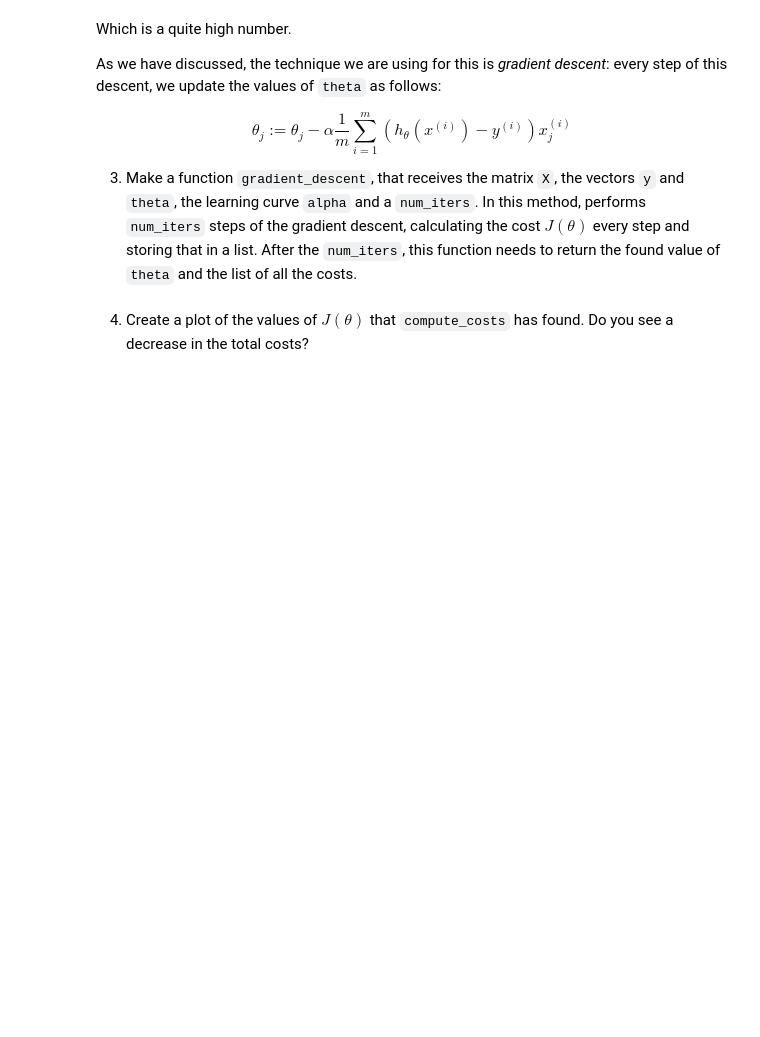
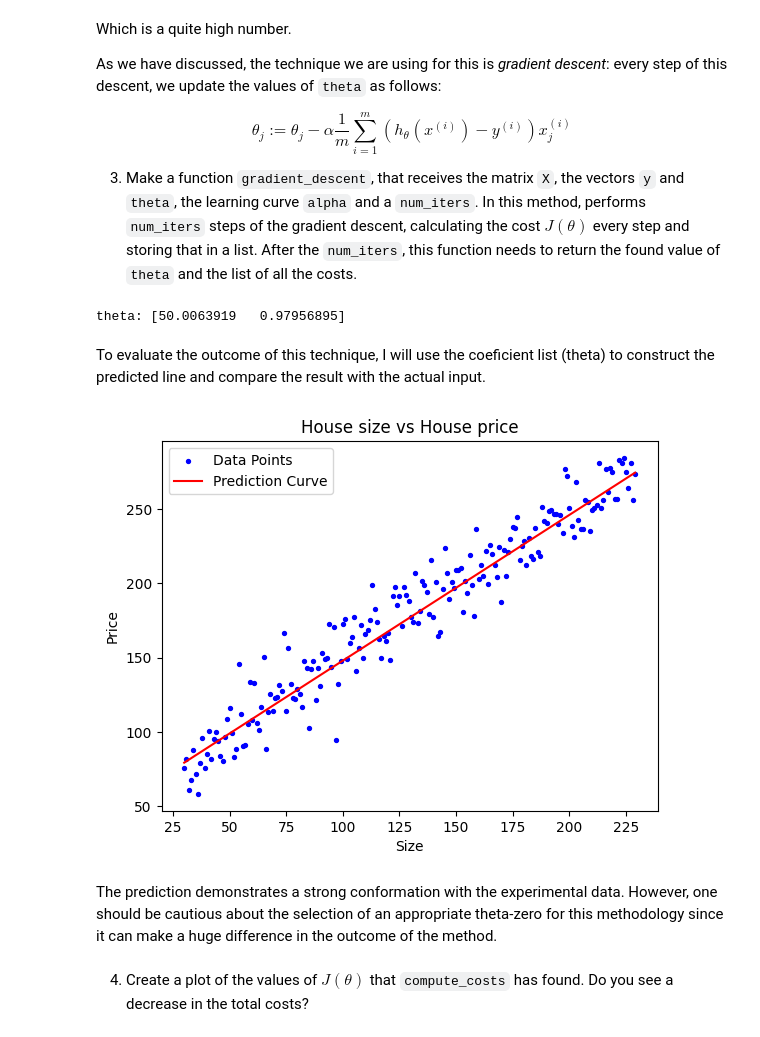
Before and after one commit to hooman-b/Machine_learning_assignments, a Jupyter notebook: Supervised_Learning/Fourth_Assignment/Assignment4.ipynb, the cells around one changed output. Drawn from its saved outputs; the diff is of its cells as text; code cells hidden in the pictures; blank space fills up the shorter version.

```diff
--- a/Supervised_Learning/Fourth_Assignment/Assignment4.ipynb
+++ b/Supervised_Learning/Fourth_Assignment/Assignment4.ipynb
@@ -67,12 +71,3 @@ $$
 2. Write a function `compute_cost` that receives a matrix `X` (of size $m \times n$), a vector `y` (of size $m \times 1$) and a vector `theta` (of size $n+1 \times 1$) and returns the total cost based on the formula above. For this to work correctly, you will need to add a column of 1's to the original `X`-matrix
 
 When we call `compute-cost` with a value of `theta` of `[0,0]`, the total cost will probably be extremely high. In the next step, you need to update the values of this vector in order to minimize $J(\theta)$.
-# %%
-# test
-b = df['size']
-y = df['price']
-b = np.stack((np.ones(b.shape[0]), b), axis=1)
-t = np.array([0, 0])
-y_prime = b @ t
-c = np.sum((y_prime - y)**2) / (2. * y.shape[0])
-c
@@ -132,6 +125,21 @@ def gradient_decent(X, y, theta, alpha, num_iters):
         theta = theta - correction_array
 
     return theta, cost_list
+
+theta, cost_list = gradient_decent(X=df['size'], y=df['price'], theta=[50,0], alpha=1e-7, num_iters=2000)
+print(f'theta: {theta}')
+# %% [output]
+theta: [50.0063919   0.97956895]
+# %% [markdown]
+To evaluate the outcome of this technique, I will use the coeficient list (theta) to construct the predicted line and compare the result with the actual input.
+# %%
+# calculate the prediction and sketch it
+y_prime = theta[0] + df['size'] * theta[1]
+making_scatter_plot(df, y_prime)
+# %% [output]
+[figure, added]
+# %% [markdown]
+The prediction demonstrates a strong conformation with the experimental data. However, one should be cautious about the selection of an appropriate theta-zero for this methodology since it can make a huge difference in the outcome of the method.
 # %% [markdown]
 
 4. Create a plot of the values of $J(\theta)$ that `compute_costs` has found. Do you see a decrease in the total costs?
```
Also changed, not shown: parts of 6 cells of this notebook.
